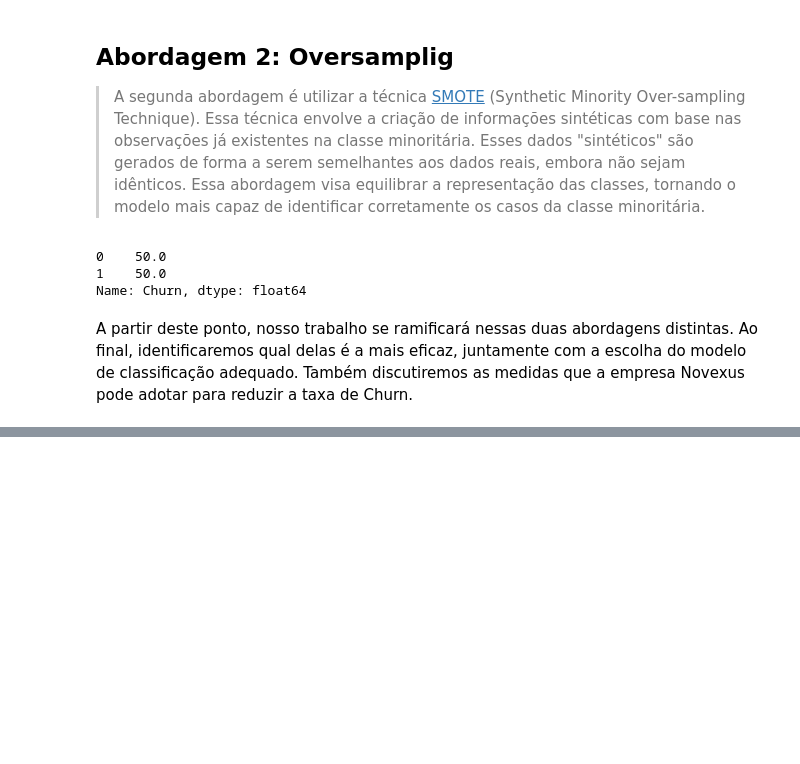
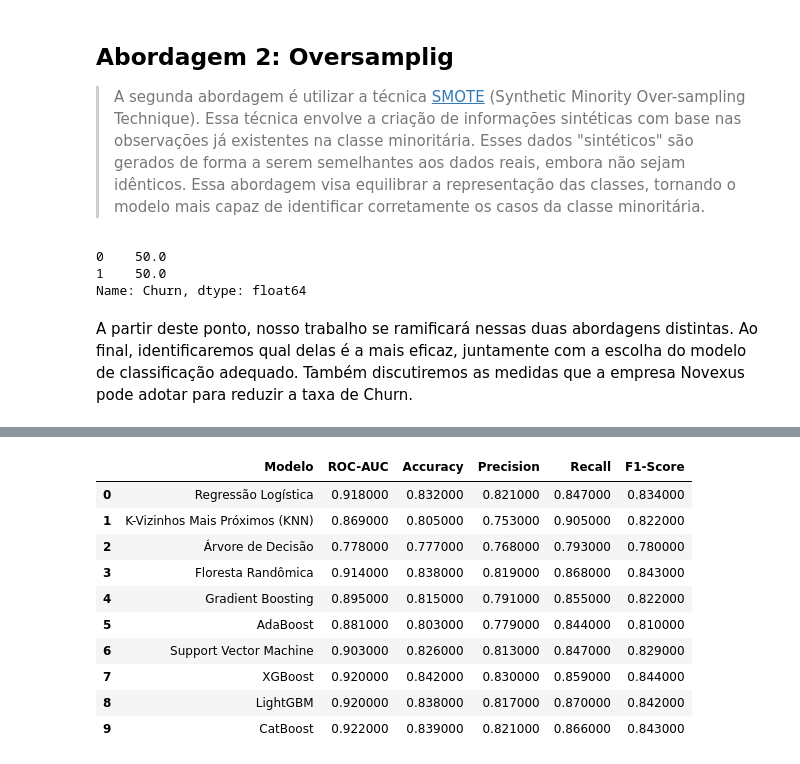
Before and after one commit to SarahBarbosa/churn-prediction, a Jupyter notebook: S02_Feature_Engineering_e_Modelo_de_Machine_Learning.ipynb, the cells around one changed output, grey strips where cells are left out. Drawn from its saved outputs; the diff is of its cells as text; code cells hidden in the pictures; blank space fills up the shorter version.

```diff
--- a/S02_Feature_Engineering_e_Modelo_de_Machine_Learning.ipynb
+++ b/S02_Feature_Engineering_e_Modelo_de_Machine_Learning.ipynb
@@ -144,0 +203,15 @@ A partir deste ponto, nosso trabalho se ramificará nessas duas abordagens disti
+# %%
+df_resultado_ab2, df_style_ab2 = fml.cross_validation_models_set('oversampling', X_ab2_train, y_ab2_train, classificadores)
+df_style_ab2
+# %% [output]
+|  | Modelo | ROC-AUC | Accuracy | Precision | Recall | F1-Score |
+| 0 | Regressão Logística | 0.918000 | 0.832000 | 0.821000 | 0.847000 | 0.834000 |
+| 1 | K-Vizinhos Mais Próximos (KNN) | 0.869000 | 0.805000 | 0.753000 | 0.905000 | 0.822000 |
+| 2 | Árvore de Decisão | 0.778000 | 0.777000 | 0.768000 | 0.793000 | 0.780000 |
+| 3 | Floresta Randômica | 0.914000 | 0.838000 | 0.819000 | 0.868000 | 0.843000 |
+| 4 | Gradient Boosting | 0.895000 | 0.815000 | 0.791000 | 0.855000 | 0.822000 |
+| 5 | AdaBoost | 0.881000 | 0.803000 | 0.779000 | 0.844000 | 0.810000 |
+| 6 | Support Vector Machine | 0.903000 | 0.826000 | 0.813000 | 0.847000 | 0.829000 |
+| 7 | XGBoost | 0.920000 | 0.842000 | 0.830000 | 0.859000 | 0.844000 |
+| 8 | LightGBM | 0.920000 | 0.838000 | 0.817000 | 0.870000 | 0.842000 |
+| 9 | CatBoost | 0.922000 | 0.839000 | 0.821000 | 0.866000 | 0.843000 |
```
Also changed, not shown: parts of 28 cells of this notebook.
